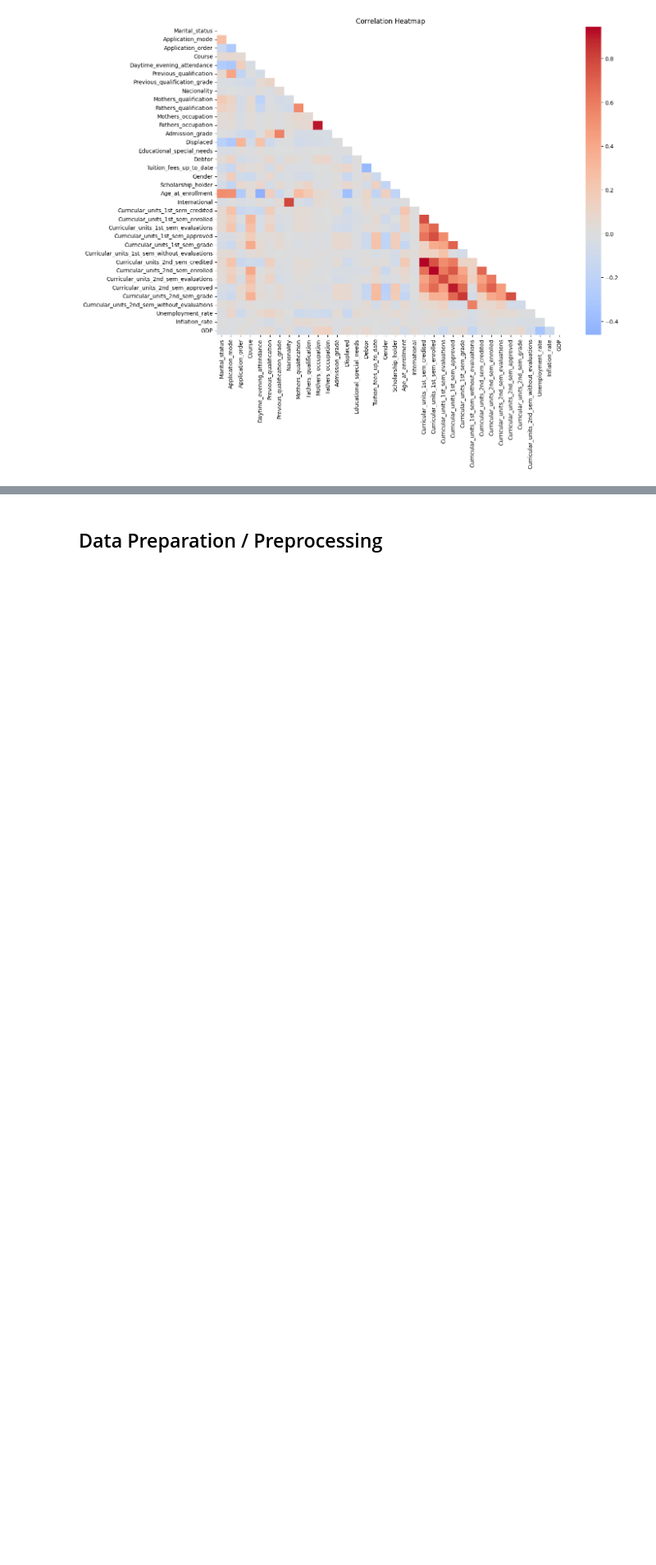
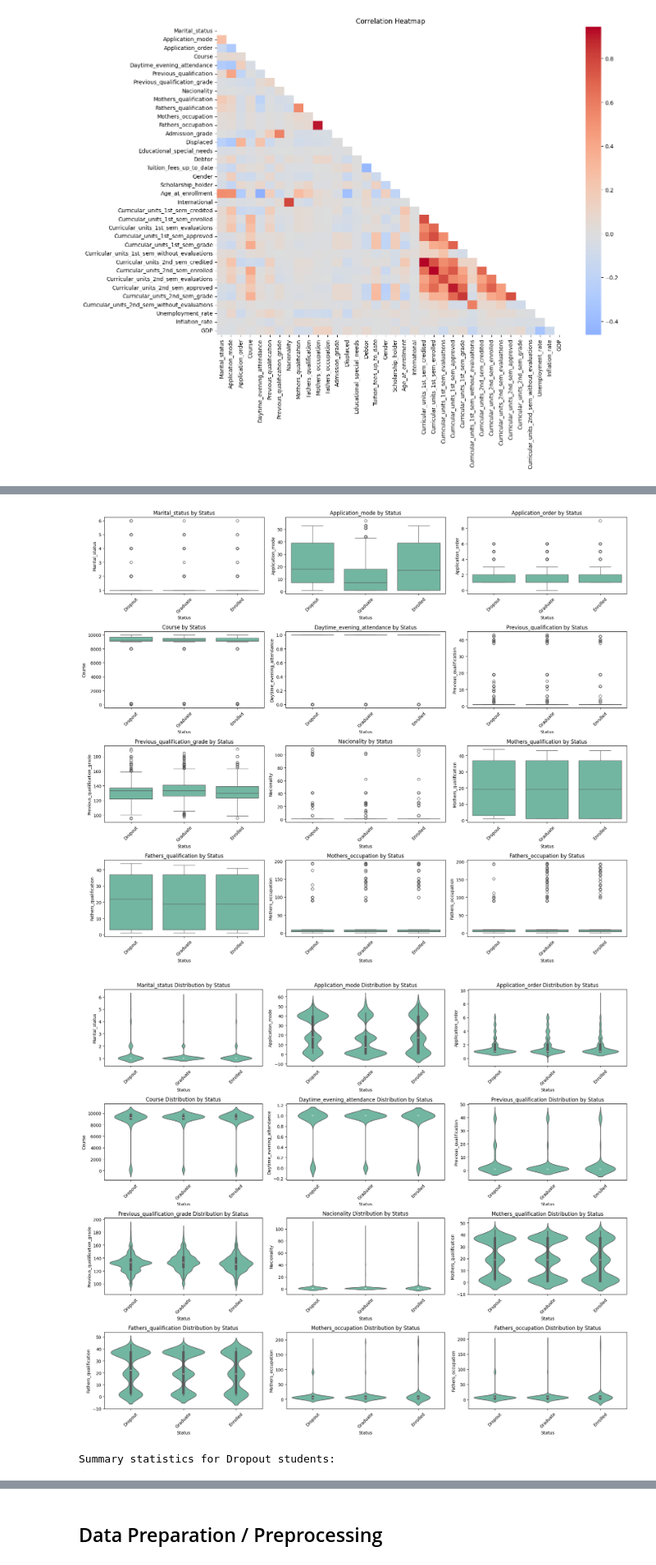
Before and after one commit to diasutsman/Belajar-Penerapan-Data-Science---Menyelesaikan-Permasalahan-Institusi-Pendidikan---Dias-Utsman, a Jupyter notebook: notebook.ipynb, the cells around one changed output, grey strips where cells are left out. Shown at 82% size. Cells and saved outputs as stored; diff of their text form; code cells hidden in the pictures; blank space fills up the shorter version.

```diff
--- a/notebook.ipynb
+++ b/notebook.ipynb
@@ -137,0 +257,48 @@ Summary statistics:
+# %%
+# Relationship between categorical features and target
+for col in categorical_cols:
+    if col != 'Status':  # Skip the target variable itself
+        plt.figure(figsize=(12, 6))
+
+        # Create a cross-tabulation and plot
+        cross_tab = pd.crosstab(df[col], df['Status'])
+        cross_tab_pct = cross_tab.div(cross_tab.sum(axis=1), axis=0) * 100
+
+        # Plot percentage stacked bar chart
+        cross_tab_pct.plot(kind='bar', stacked=True, colormap='Set2')
+        plt.title(f'Relationship between {col} and Status')
+        plt.xlabel(col)
+        plt.ylabel('Percentage (%)')
+        plt.xticks(rotation=45, ha='right')
+        plt.legend(title='Status')
+        plt.tight_layout()
+        plt.show()
+
+# Relationship between numerical features and target
+plt.figure(figsize=(18, 15))
+for i, col in enumerate(numerical_cols[:12], 1):  # Limiting to first 12 for better visualization
+    plt.subplot(4, 3, i)
+    sns.boxplot(x='Status', y=col, data=df)
+    plt.title(f'{col} by Status')
+    plt.xticks(rotation=45)
+    plt.tight_layout()
+plt.show()
+
+# Create violin plots for better distribution visualization
+plt.figure(figsize=(18, 15))
+for i, col in enumerate(numerical_cols[:12], 1):
+    plt.subplot(4, 3, i)
+    sns.violinplot(x='Status', y=col, data=df)
+    plt.title(f'{col} Distribution by Status')
+    plt.xticks(rotation=45)
+    plt.tight_layout()
+plt.show()
+
+# Statistical analysis of numerical features across different status
+for status in df['Status'].unique():
+    print(f"\nSummary statistics for {status} students:")
+    display(df[df['Status'] == status][numerical_cols].describe().T[['mean', 'std', 'min', 'max']])
+# %% [output]
+[figure, added]
+[figure, added]
+Summary statistics for Dropout students:
```
Also changed, not shown: parts of 16 cells of this notebook, 1 other file.
